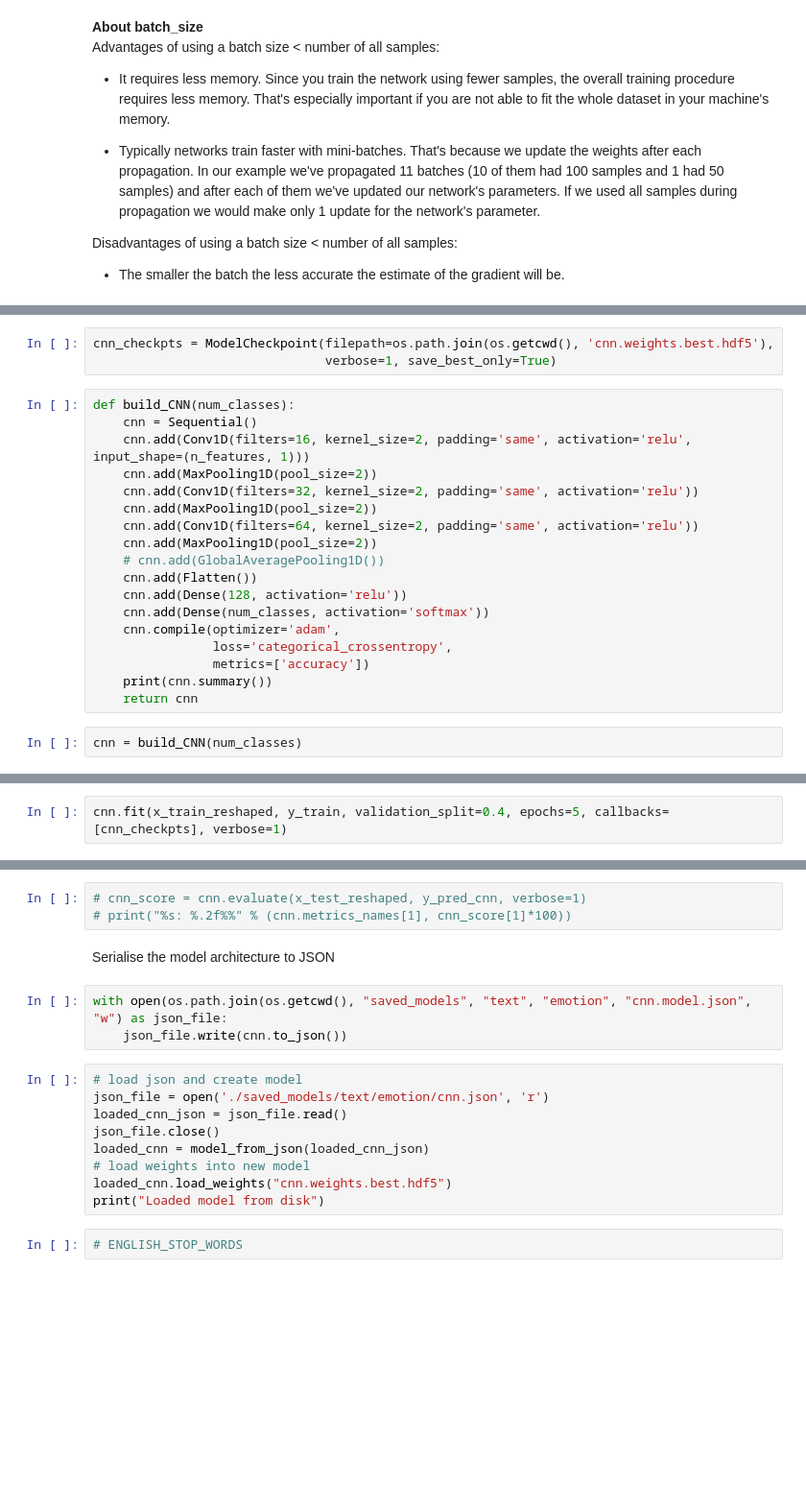
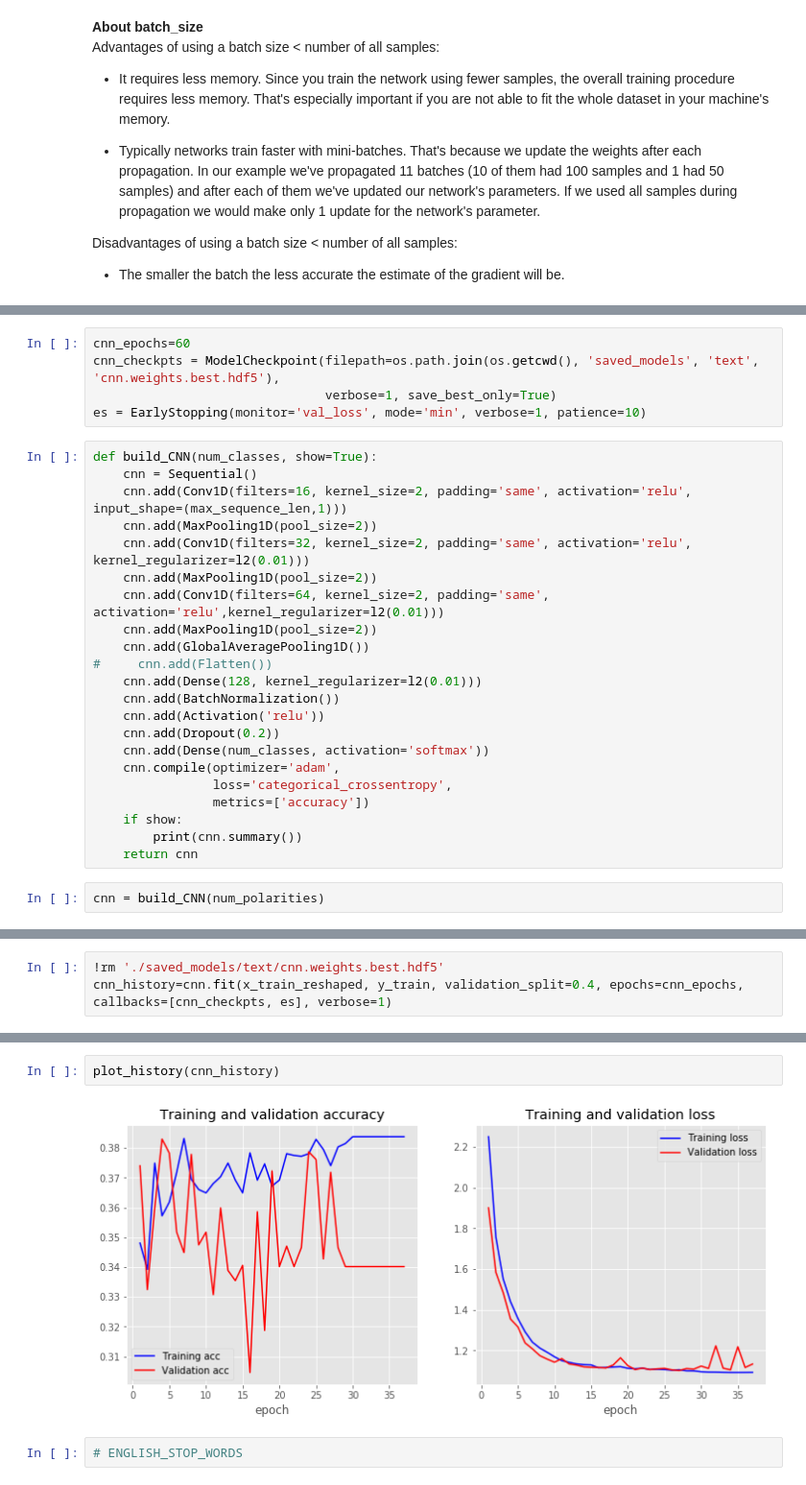
Before and after one commit to zeetaros/ml_nanodegree, a Jupyter notebook: capstone/dev_text_models.ipynb, the cells around one changed output, grey strips where cells are left out. Shown at 96% size. Drawn from its saved outputs; the diff is of its cells as text; blank space fills up the shorter version.

```diff
--- a/capstone/dev_text_models.ipynb
+++ b/capstone/dev_text_models.ipynb
@@ -337,28 +375,34 @@ n_features = x_train.shape[1]
 x_train_reshaped = x_train.reshape(n_length, n_features, 1)
 x_test_reshaped = x_test.reshape(x_test.shape[0], n_features, 1)
 # %%
-cnn_checkpts = ModelCheckpoint(filepath=os.path.join(os.getcwd(), 'cnn.weights.best.hdf5'),
+cnn_epochs=60
+cnn_checkpts = ModelCheckpoint(filepath=os.path.join(os.getcwd(), 'saved_models', 'text', 'cnn.weights.best.hdf5'),
                                verbose=1, save_best_only=True)
+es = EarlyStopping(monitor='val_loss', mode='min', verbose=1, patience=10)
 # %%
-def build_CNN(num_classes):
+def build_CNN(num_classes, show=True):
     cnn = Sequential()
-    cnn.add(Conv1D(filters=16, kernel_size=2, padding='same', activation='relu', input_shape=(n_features, 1)))
+    cnn.add(Conv1D(filters=16, kernel_size=2, padding='same', activation='relu', input_shape=(max_sequence_len,1)))
     cnn.add(MaxPooling1D(pool_size=2))
-    cnn.add(Conv1D(filters=32, kernel_size=2, padding='same', activation='relu'))
+    cnn.add(Conv1D(filters=32, kernel_size=2, padding='same', activation='relu', kernel_regularizer=l2(0.01)))
     cnn.add(MaxPooling1D(pool_size=2))
-    cnn.add(Conv1D(filters=64, kernel_size=2, padding='same', activation='relu'))
+    cnn.add(Conv1D(filters=64, kernel_size=2, padding='same', activation='relu',kernel_regularizer=l2(0.01)))
     cnn.add(MaxPooling1D(pool_size=2))
-    # cnn.add(GlobalAveragePooling1D())
-    cnn.add(Flatten())
-    cnn.add(Dense(128, activation='relu'))
+    cnn.add(GlobalAveragePooling1D())
+#     cnn.add(Flatten())
+    cnn.add(Dense(128, kernel_regularizer=l2(0.01)))
+    cnn.add(BatchNormalization())
+    cnn.add(Activation('relu'))
+    cnn.add(Dropout(0.2))
     cnn.add(Dense(num_classes, activation='softmax'))
     cnn.compile(optimizer='adam',
                 loss='categorical_crossentropy',
                 metrics=['accuracy'])
-    print(cnn.summary())
+    if show:
+        print(cnn.summary())
     return cnn
 # %%
-cnn = build_CNN(num_classes)
+cnn = build_CNN(num_polarities)
 # %% [output]
 _________________________________________________________________
 Layer (type)                 Output Shape              Param #
@@ -378,5 +422,6 @@ Non-trainable params: 0
 _________________________________________________________________
 None
 # %%
-cnn.fit(x_train_reshaped, y_train, validation_split=0.4, epochs=5, callbacks=[cnn_checkpts], verbose=1)
+!rm './saved_models/text/cnn.weights.best.hdf5'
+cnn_history=cnn.fit(x_train_reshaped, y_train, validation_split=0.4, epochs=cnn_epochs, callbacks=[cnn_checkpts, es], verbose=1)
 # %% [output]
@@ -415,20 +462,7 @@ Test accuracy: 43.6782%
-# %%
-# cnn_score = cnn.evaluate(x_test_reshaped, y_pred_cnn, verbose=1)
-# print("%s: %.2f%%" % (cnn.metrics_names[1], cnn_score[1]*100))
-# %% [markdown]
-Serialise the model architecture to JSON
-# %%
-with open(os.path.join(os.getcwd(), "saved_models", "text", "emotion", "cnn.model.json", "w") as json_file:
-    json_file.write(cnn.to_json())
-# %%
-# load json and create model
-json_file = open('./saved_models/text/emotion/cnn.json', 'r')
-loaded_cnn_json = json_file.read()
-json_file.close()
-loaded_cnn = model_from_json(loaded_cnn_json)
-# load weights into new model
-loaded_cnn.load_weights("cnn.weights.best.hdf5")
-print("Loaded model from disk")
+# %%
+plot_history(cnn_history)
+# %% [output]
+[figure, added]
 # %%
 # ENGLISH_STOP_WORDS
 # %% [markdown]
```
Also changed, not shown: parts of 45 cells of this notebook, 5 other files.
